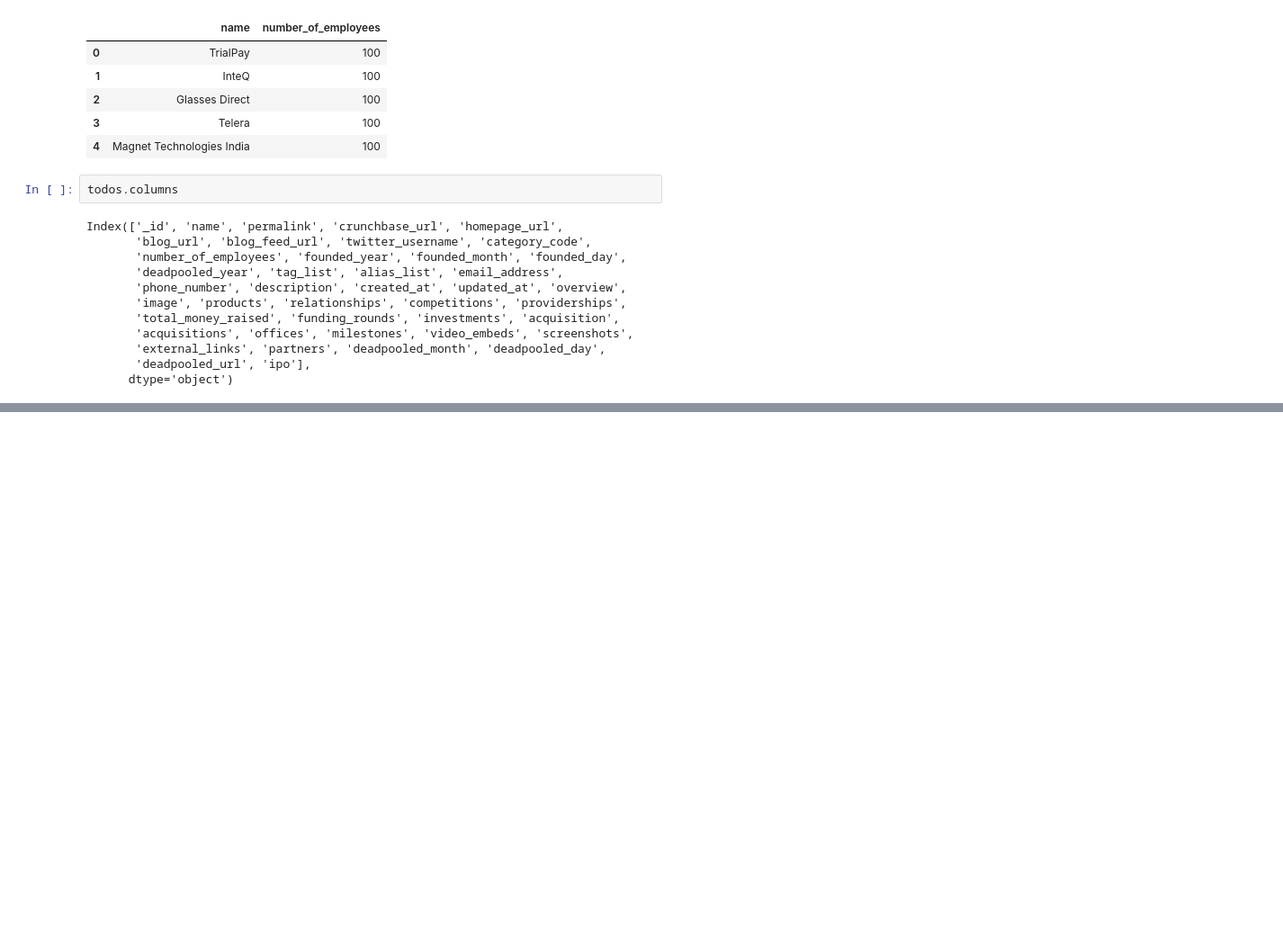
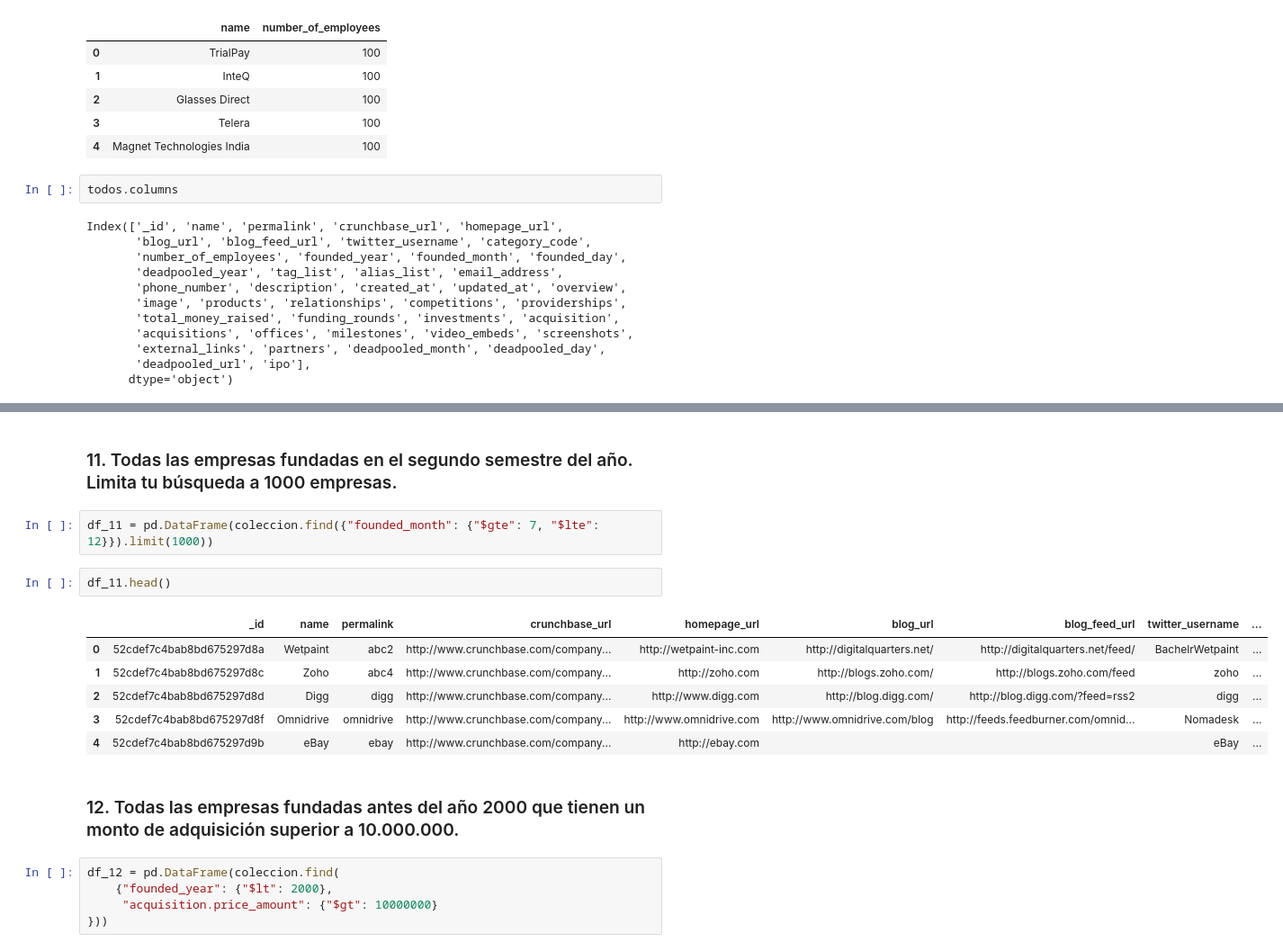
Before and after one commit to santiagorodriguez-dev/laboratorio-modulo4-leccion01-mongo, a Jupyter notebook: enunciados/lab-mongo.ipynb, the cells around one changed output, grey strips where cells are left out. Shown at 90% size. Cells and saved outputs as stored; diff of their text form; blank space fills up the shorter version.

```diff
--- a/enunciados/lab-mongo.ipynb
+++ b/enunciados/lab-mongo.ipynb
@@ -217,0 +240,20 @@ Index(['_id', 'name', 'permalink', 'crunchbase_url', 'homepage_url',
+# %% [markdown]
+### 11. Todas las empresas fundadas en el segundo semestre del año. Limita tu búsqueda a 1000 empresas.
+# %%
+df_11 = pd.DataFrame(coleccion.find({"founded_month": {"$gte": 7, "$lte": 12}}).limit(1000))
+# %%
+df_11.head()
+# %% [output]
+|  | _id | name | permalink | crunchbase_url | homepage_url | blog_url | blog_feed_url | twitter_username | ... |
+| 0 | 52cdef7c4bab8bd675297d8a | Wetpaint | abc2 | http://www.crunchbase.com/company... | http://wetpaint-inc.com | http://digitalquarters.net/ | http://digitalquarters.net/feed/ | BachelrWetpaint | ... |
+| 1 | 52cdef7c4bab8bd675297d8c | Zoho | abc4 | http://www.crunchbase.com/company... | http://zoho.com | http://blogs.zoho.com/ | http://blogs.zoho.com/feed | zoho | ... |
+| 2 | 52cdef7c4bab8bd675297d8d | Digg | digg | http://www.crunchbase.com/company... | http://www.digg.com | http://blog.digg.com/ | http://blog.digg.com/?feed=rss2 | digg | ... |
+| 3 | 52cdef7c4bab8bd675297d8f | Omnidrive | omnidrive | http://www.crunchbase.com/company... | http://www.omnidrive.com | http://www.omnidrive.com/blog | http://feeds.feedburner.com/omnid... | Nomadesk | ... |
+| 4 | 52cdef7c4bab8bd675297d9b | eBay | ebay | http://www.crunchbase.com/company... | http://ebay.com |  |  | eBay | ... |
+# %% [markdown]
+### 12. Todas las empresas fundadas antes del año 2000 que tienen un monto de adquisición superior a 10.000.000.
+# %%
+df_12 = pd.DataFrame(coleccion.find(
+    {"founded_year": {"$lt": 2000},
+     "acquisition.price_amount": {"$gt": 10000000}
+}))
```
Also changed, not shown: parts of 11 cells of this notebook.
